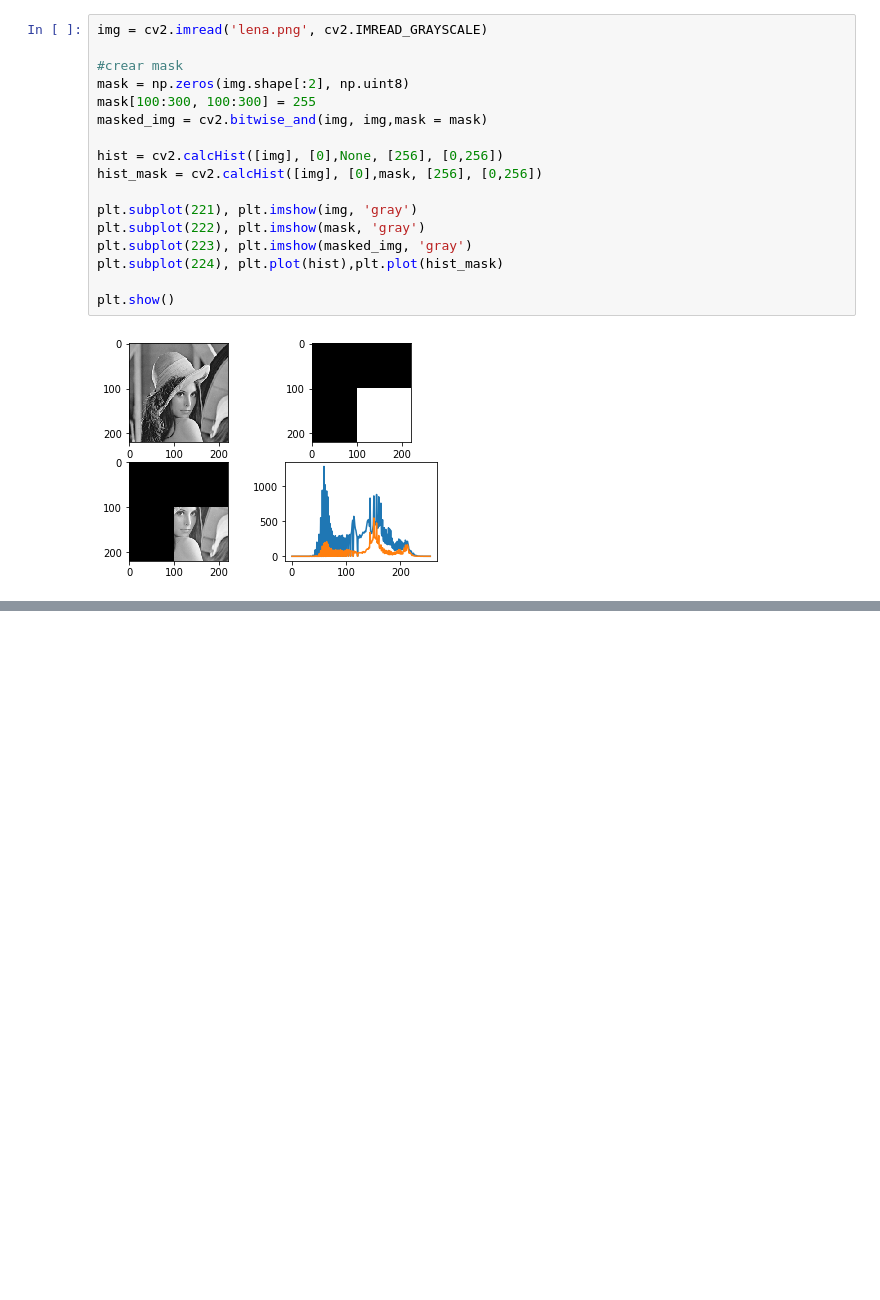
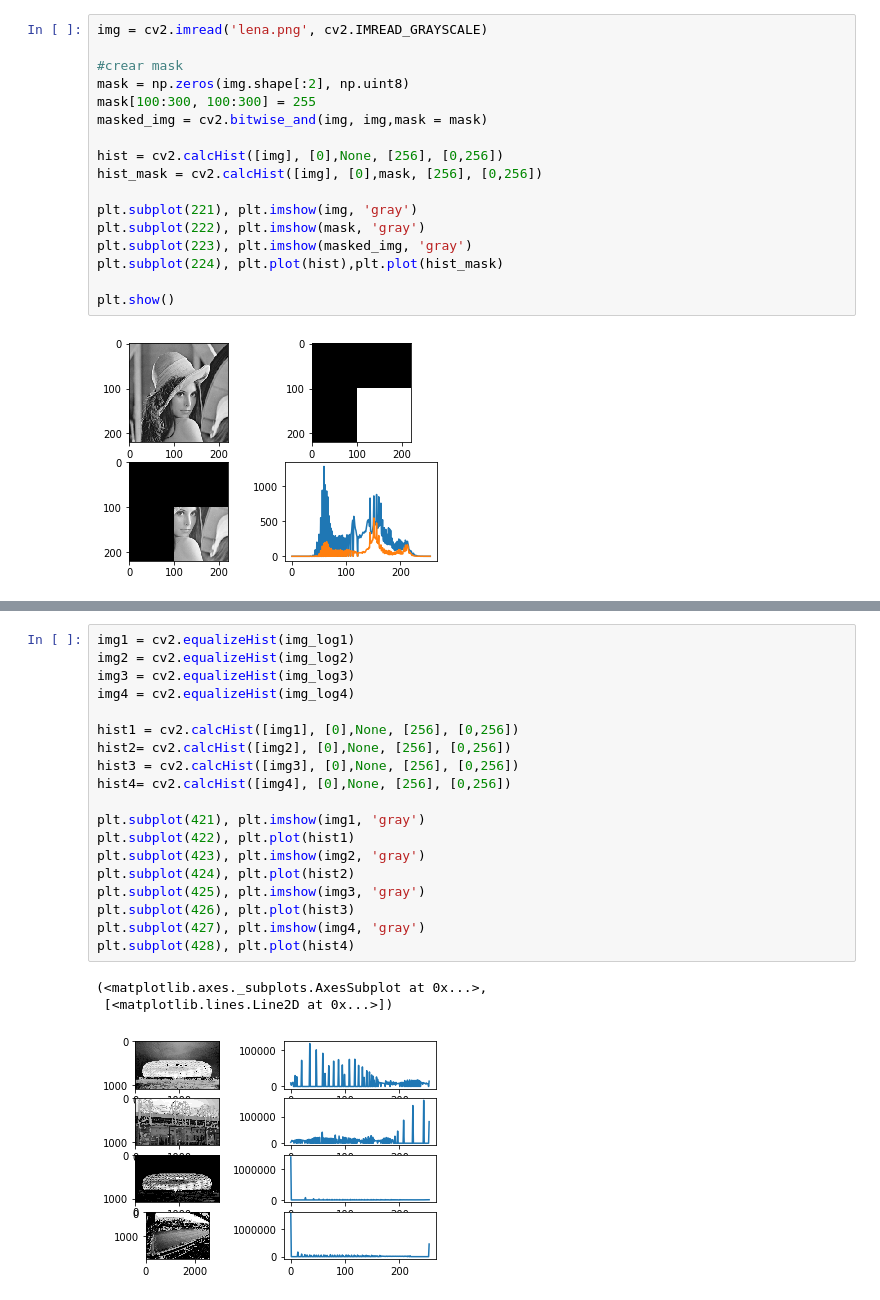
Before and after one commit to jej24/HISTOGRAMAS, a Jupyter notebook: histogramas.ipynb, the cells around one changed output, grey strips where cells are left out. Drawn from its saved outputs; the diff is of its cells as text; blank space fills up the shorter version.

```diff
--- a/histogramas.ipynb
+++ b/histogramas.ipynb
@@ -179,0 +212,23 @@ plt.show()
+# %%
+img1 = cv2.equalizeHist(img_log1)
+img2 = cv2.equalizeHist(img_log2)
+img3 = cv2.equalizeHist(img_log3)
+img4 = cv2.equalizeHist(img_log4)
+
+hist1 = cv2.calcHist([img1], [0],None, [256], [0,256])
+hist2= cv2.calcHist([img2], [0],None, [256], [0,256])
+hist3 = cv2.calcHist([img3], [0],None, [256], [0,256])
+hist4= cv2.calcHist([img4], [0],None, [256], [0,256])
+
+plt.subplot(421), plt.imshow(img1, 'gray')
+plt.subplot(422), plt.plot(hist1)
+plt.subplot(423), plt.imshow(img2, 'gray')
+plt.subplot(424), plt.plot(hist2)
+plt.subplot(425), plt.imshow(img3, 'gray')
+plt.subplot(426), plt.plot(hist3)
+plt.subplot(427), plt.imshow(img4, 'gray')
+plt.subplot(428), plt.plot(hist4)
+# %% [output]
+(<matplotlib.axes._subplots.AxesSubplot at 0x...>,
+ [<matplotlib.lines.Line2D at 0x...>])
+[figure, added]
```
Also changed, not shown: parts of 6 cells of this notebook.
